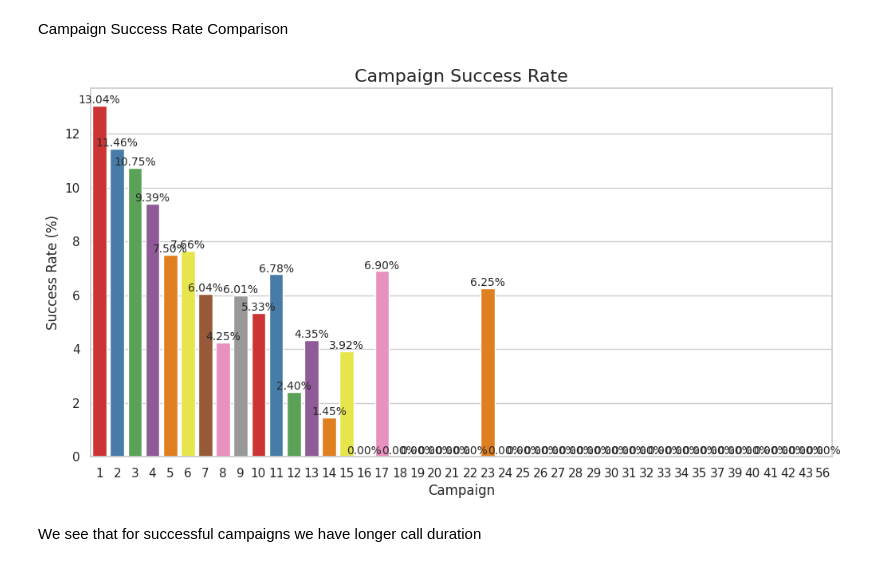
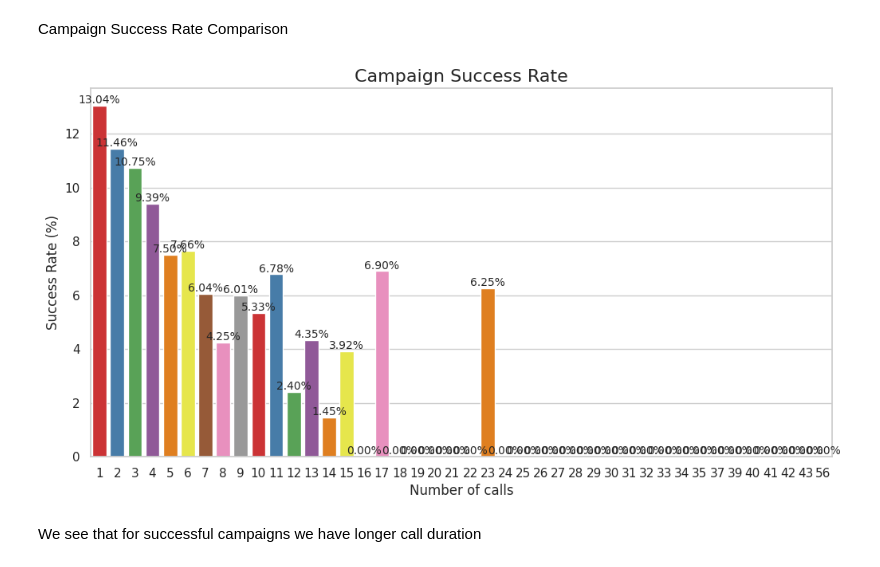
Before and after one commit to melihkurtaran/Bank_Marketing, a Jupyter notebook: TOM_Case.ipynb, the cells around one changed output. Cells and saved outputs as stored; diff of their text form; code cells hidden in the pictures.

```diff
--- a/TOM_Case.ipynb
+++ b/TOM_Case.ipynb
@@ -378,23 +381,23 @@ Campaign Success Rate Comparison
 # %%
 # Calculate the success rate for each campaign
 campaign_success_rate = df.groupby('campaign')['y'].value_counts(normalize=True).unstack(fill_value=0)['yes'] * 100
 
 # Create a bar plot to visualize the success rates
 plt.figure(figsize=(12, 6))
 sns.barplot(x=campaign_success_rate.index, y=campaign_success_rate.values, palette='Set1')
 plt.title('Campaign Success Rate', fontsize=16)
-plt.xlabel('Campaign', fontsize=12)
+plt.xlabel('Number of calls', fontsize=12)
 plt.ylabel('Success Rate (%)', fontsize=12)
 plt.xticks(rotation=0)
 
 # Annotate the bars with percentage values
 for i, v in enumerate(campaign_success_rate.values):
     plt.text(i, v, f'{v:.2f}%', ha='center', va='bottom', fontsize=10)
 
 # Show the plot
 plt.show()
 # %% [output]
-[figure, old version]
+[figure, new version]
 # %% [markdown]
 We see that for successful campaigns we have longer call duration
 # %%
```
Also changed, not shown: parts of 30 cells of this notebook.
